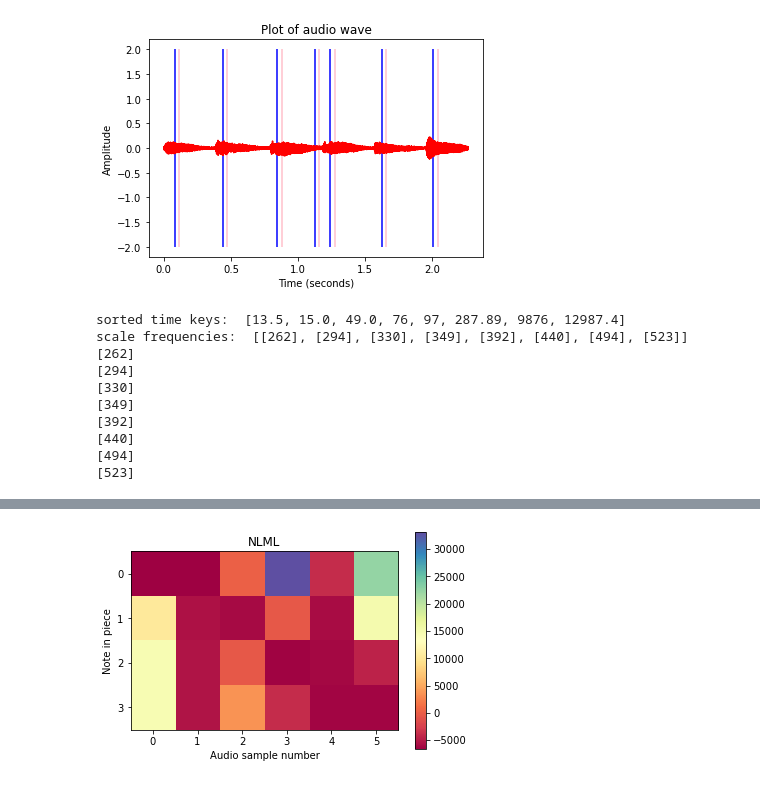
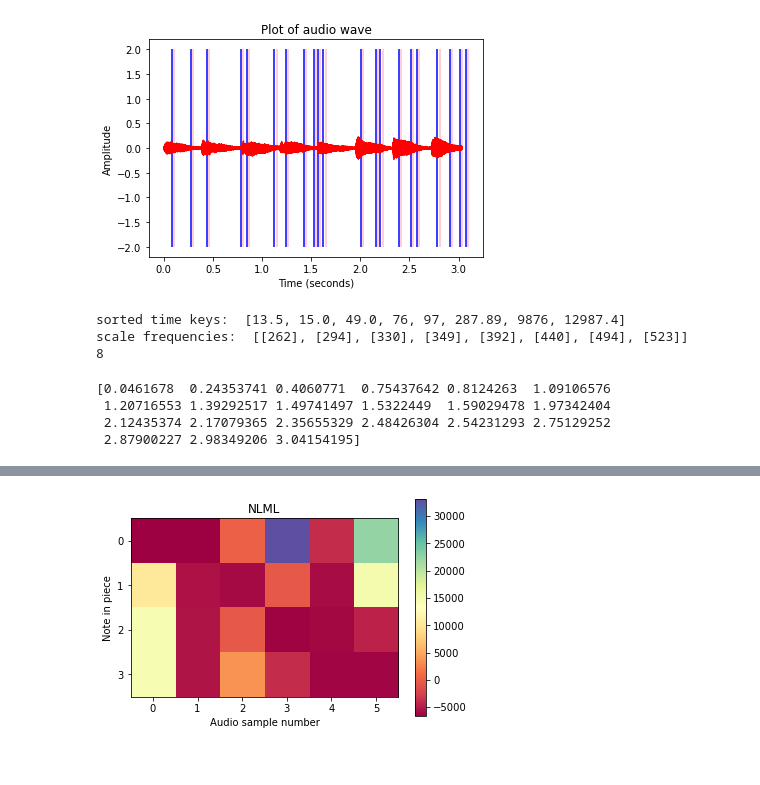
Before and after one commit to josephinecowley/Score-follower, a Jupyter notebook: GP_models/DTW.ipynb, the cells around one changed output, grey strips where cells are left out. Cells and saved outputs as stored; diff of their text form; code cells hidden in the pictures.

```diff
--- a/GP_models/DTW.ipynb
+++ b/GP_models/DTW.ipynb
@@ -8,31 +9,30 @@ from datetime import datetime
 # %%
 
 scale_dict = {13.5: [262], 15.0: [294], 49.0: [330], 76: [349], 97: [392], 287.89: [440], 9876: [494], 12987.4: [523]}  # Made up midi to chords file
 sorted_time_keys = sorted(scale_dict.keys(), reverse=False)
 scale = [scale_dict[key] for key in sorted_time_keys]
-
-sample_data, sample_rate = detected_samples(
-    '/Users/josephine/Documents/Engineering /Part IIB/Score alignment project/Score-follower/wav_files/scale.wav', sample_length=1500, offset=2000, show=True, delta=0.03, num_samples=100000)
+link =     '/Users/josephine/Documents/Engineering /Part IIB/Score alignment project/Score-follower/wav_files/scale.wav'
+sample_data, sample_rate, onset_times = detected_samples(
+link, sample_length=500, offset=2000, show=True, delta=0.015, num_samples=None)
 plt.show()
 time_samples = np.linspace(
     0, len(sample_data[0])/sample_rate, len(sample_data[0]))
 prob_matrix = np.zeros((len(scale), len(sample_data)))
 
 print('sorted time keys: ', sorted_time_keys)
 print('scale frequencies: ' , scale)
-for notes in scale:
-    print(notes)
+print(len(scale))
 # %% [output]
-[figure, old version]
+[figure, new version]
 sorted time keys:  [13.5, 15.0, 49.0, 76, 97, 287.89, 9876, 12987.4]
 scale frequencies:  [[262], [294], [330], [349], [392], [440], [494], [523]]
-[262]
-[294]
-[330]
-[349]
-[392]
-[440]
-[494]
-[523]
+8
+# %%
+print(onset_times)
+# %% [output]
+[0.0461678  0.24353741 0.4060771  0.75437642 0.8124263  1.09106576
+ 1.20716553 1.39292517 1.49741497 1.5322449  1.59029478 1.97342404
+ 2.12435374 2.17079365 2.35655329 2.48426304 2.54231293 2.75129252
+ 2.87900227 2.98349206 3.04154195]
 # %%
 def oltw(sample_data, scale, time_samples):
```
Also changed, not shown: parts of 4 cells of this notebook.
